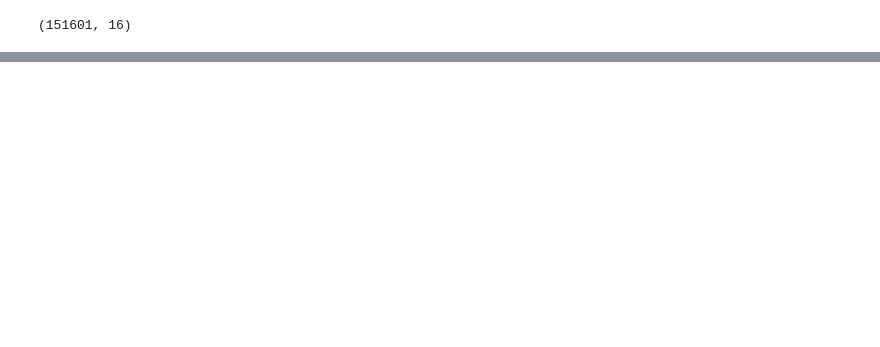
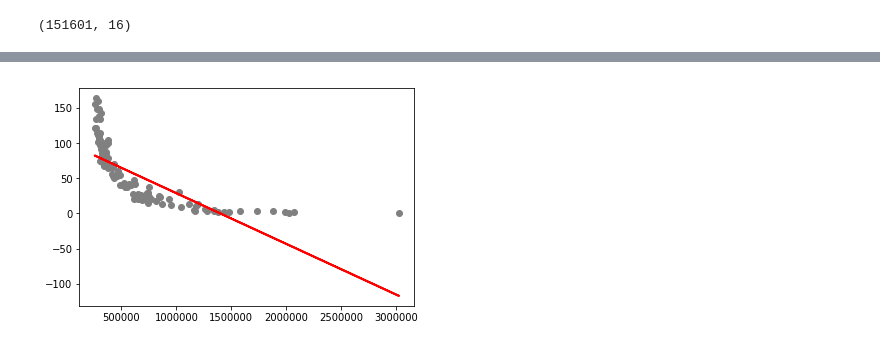
Before and after one commit to suneric98/Crescendo, a Jupyter notebook: data/exploration-linear_regression2.ipynb, the cells around one changed output, grey strips where cells are left out. Saved outputs shown, nothing was run; the diff lists cells and outputs as text; code cells hidden in the pictures; blank space fills up the shorter version.

Commit message:
rank linear regression

```diff
--- a/data/exploration-linear_regression2.ipynb
+++ b/data/exploration-linear_regression2.ipynb
@@ -149,5 +108,7 @@ print(likeitnew)
 #2 similar songs 1 as train and 1 as test
 #Features: date, last days rank(the day before rank), number of streams, song features
 
-x=likeitdata[['Date', 'Rank', 'Streams']],
-y=likeitdata[['Rank']]
+#2 songs with similar dates
+X=betternowdata[['Streams']].values
+y=betternowdata[['Rank']].values
+#Y=likeitnew[['Rank']]
@@ -153,0 +120,8 @@ y=likeitdata[['Rank']]
+# %%
+#Next, we split 80% of the data to the training set
+#while 20% of the data to test set using below code.
+
+X_train, X_test, y_train, y_test = train_test_split(X, y, test_size=0.2, random_state=0)
+# %%
+regressor = LinearRegression()
+regressor.fit(X_train, y_train)
@@ -153,0 +140,3 @@ y=likeitdata[['Rank']]
+# %%
+#better now, psycho post malone
+y_pred = regressor.predict(X_test)
@@ -153,0 +174,6 @@ y=likeitdata[['Rank']]
+# %%
+plt.scatter(X_test, y_test,  color='gray')
+plt.plot(X_test, y_pred, color='red', linewidth=2)
+plt.show()
+# %% [output]
+[figure, added]
```
Also changed, not shown: parts of 11 cells of this notebook, 1 other file.
